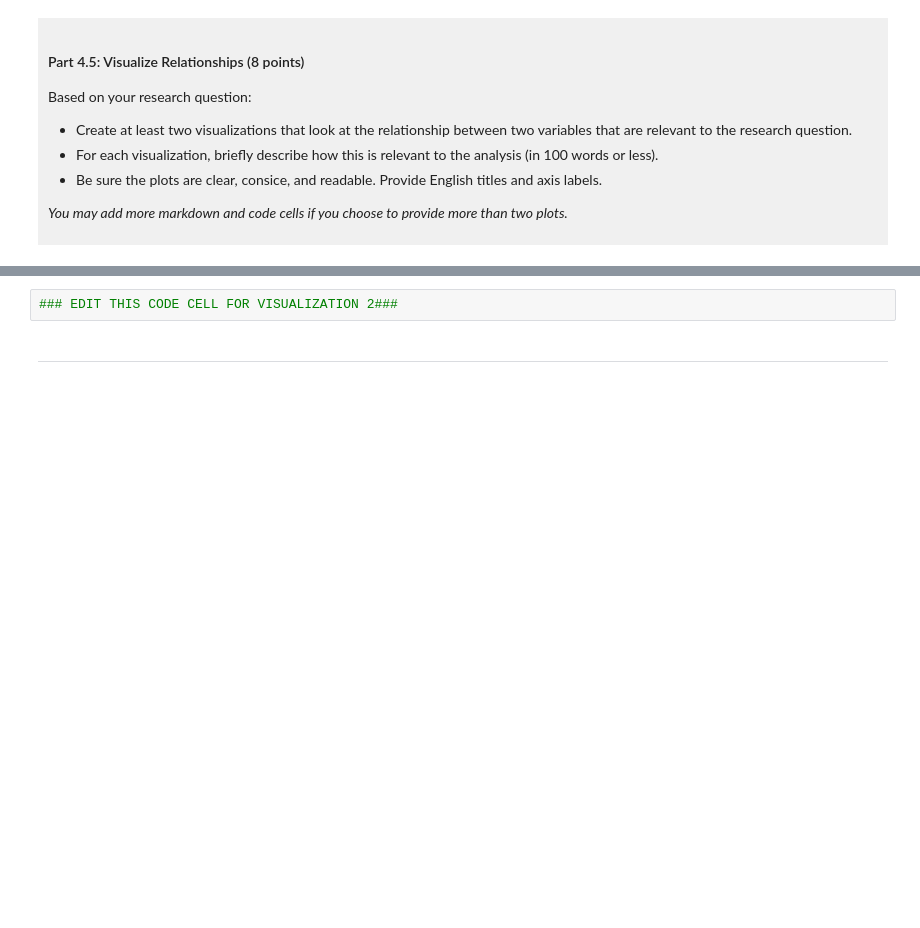
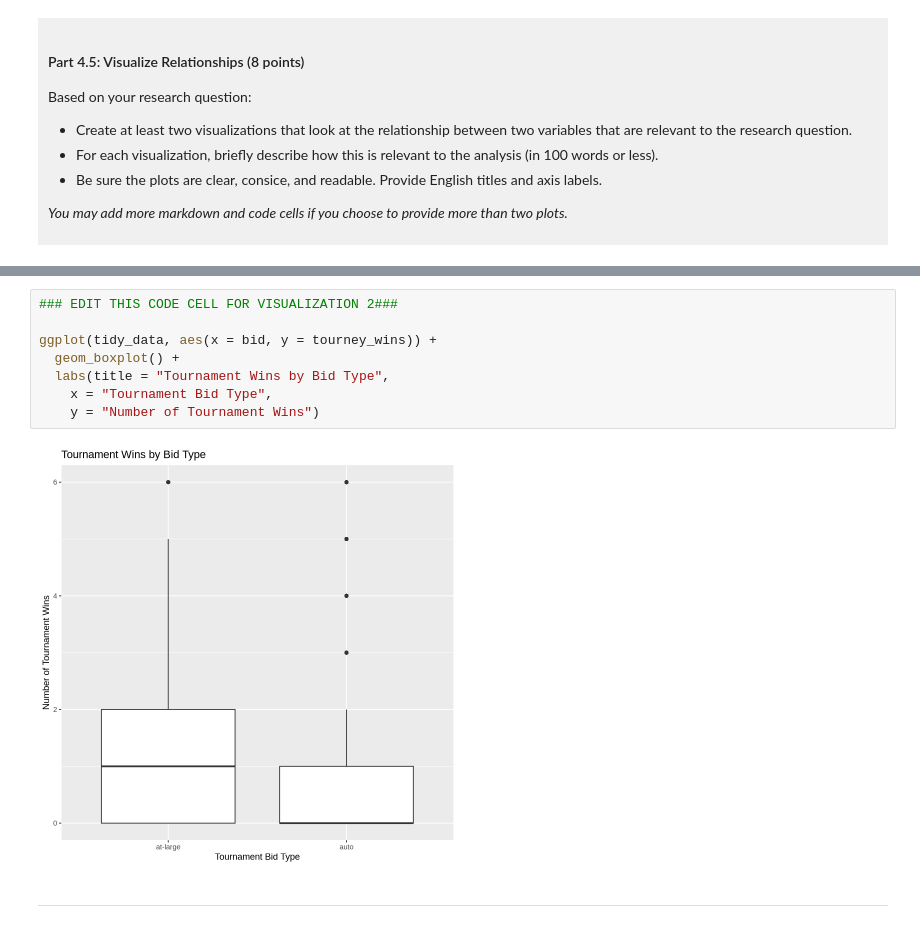
Before and after one commit to pig666117-bit/dsci-100-project-Haopeng-Liu, a Jupyter notebook: dsci-100-project-notebook.ipynb, the cells around one changed output, grey strips where cells are left out. Saved outputs shown, nothing was run; the diff lists cells and outputs as text; blank space fills up the shorter version.

```diff
--- a/dsci-100-project-notebook.ipynb
+++ b/dsci-100-project-notebook.ipynb
@@ -310,5 +394,13 @@ Visualization 2: %%% EDIT THIS MARKDOWN CELL%%%
 # %%
 ### EDIT THIS CODE CELL FOR VISUALIZATION 2###
+
+ggplot(tidy_data, aes(x = bid, y = tourney_wins)) +
+  geom_boxplot() +
+  labs(title = "Tournament Wins by Bid Type",
+    x = "Tournament Bid Type",
+    y = "Number of Tournament Wins")
+# %% [output]
+[figure, added]
 # %% [markdown]
 ------
 # %% [markdown]
```
Also changed, not shown: parts of 8 cells of this notebook.
